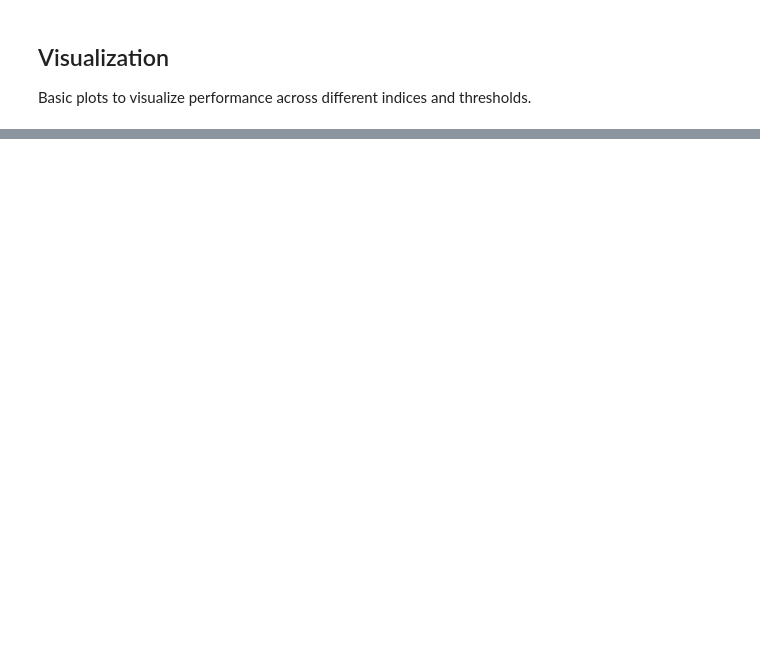
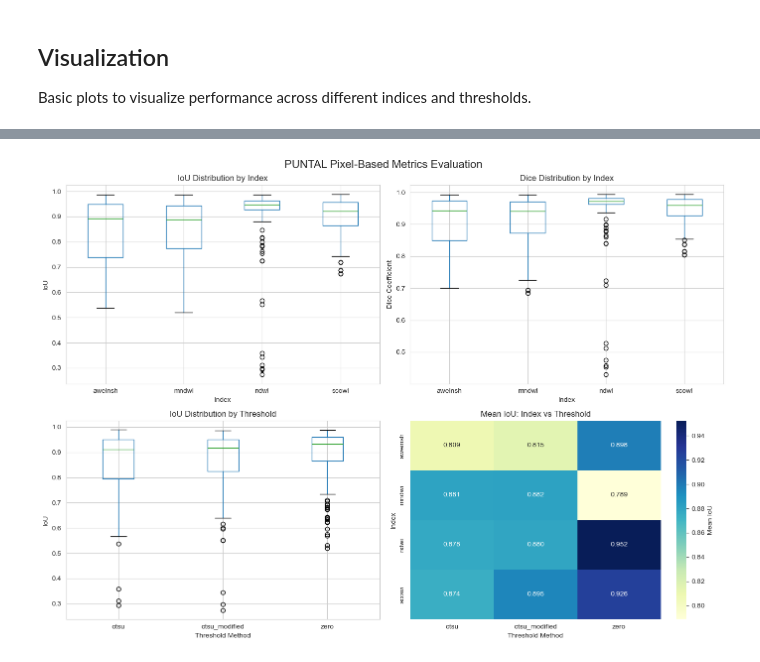
Before and after one commit to AlbertGallegoJimenez/sentinel2-coastline-benchmarking, a Jupyter notebook: notebooks/evaluate_pixel_based_metrics.ipynb, the cells around one changed output, grey strips where cells are left out. Drawn from its saved outputs; the diff is of its cells as text; code cells hidden in the pictures; blank space fills up the shorter version.

```diff
--- a/notebooks/evaluate_pixel_based_metrics.ipynb
+++ b/notebooks/evaluate_pixel_based_metrics.ipynb
@@ -153,14 +134,23 @@ def collapse_gt_to_binary(
     Notes
     -----
     - Pixels with ignore_classes are marked in ignore_mask
-    - Binary GT only contains valid 0/1 values for non-ignored pixels
+    - Pixels NOT in any known class (water, no-water, ignore) are also marked as ignore
+    - This prevents creating artificial boundaries with unannotated regions
+    - Binary GT only contains valid 0/1 values for explicitly annotated pixels
     """
     binary_gt = np.zeros_like(gt_array, dtype=np.uint8)
-    ignore_mask = np.isin(gt_array, ignore_classes)
+
+    # All known/valid classes
+    all_known_classes = water_classes + no_water_classes + ignore_classes
+
+    # Create ignore mask for:
+    # 1. Explicit ignore classes (clouds=1, unannotated background=255)
+    # 2. Any pixel NOT in water, no-water, or ignore classes (unannotated pixels like value 0)
+    ignore_mask = ~np.isin(gt_array, all_known_classes) | np.isin(gt_array, ignore_classes)
 
     # Mark water pixels as 1
     binary_gt[np.isin(gt_array, water_classes)] = 1
-    # No-water pixels remain 0
+    # No-water pixels remain 0 (only if explicitly in no_water_classes)
 
     return binary_gt, ignore_mask
 
@@ -646,46 +767,55 @@ Basic plots to visualize performance across different indices and thresholds.
 # Set style
 sns.set_style("whitegrid")
 
-# Create figure with subplots
-fig, axes = plt.subplots(2, 2, figsize=(14, 10))
+for study_name in STUDY_NAMES + ["Overall"]:
 
-# Plot 1: IoU by Index
-ax1 = axes[0, 0]
-results_df.boxplot(column='iou', by='index', ax=ax1)
-ax1.set_title('IoU Distribution by Index')
-ax1.set_xlabel('Index')
-ax1.set_ylabel('IoU')
-ax1.get_figure().suptitle('')  # Remove default title
+    if study_name != "Overall":
+        results_df_to_plot = results_df[results_df['study_name'] == study_name]
+    else:
+        results_df_to_plot = results_df.copy()
 
-# Plot 2: Dice by Index
-ax2 = axes[0, 1]
-results_df.boxplot(column='dice', by='index', ax=ax2)
-ax2.set_title('Dice Distribution by Index')
-ax2.set_xlabel('Index')
-ax2.set_ylabel('Dice Coefficient')
-ax2.get_figure().suptitle('')
+    # Create figure with subplots
+    fig, axes = plt.subplots(2, 2, figsize=(14, 10))
 
-# Plot 3: IoU by Threshold
-ax3 = axes[1, 0]
-results_df.boxplot(column='iou', by='threshold', ax=ax3)
-ax3.set_title('IoU Distribution by Threshold')
-ax3.set_xlabel('Threshold Method')
-ax3.set_ylabel('IoU')
-ax3.get_figure().suptitle('')
+    # Plot 1: IoU by Index
+    ax1 = axes[0, 0]
+    results_df_to_plot.boxplot(column='iou', by='index', ax=ax1)
+    ax1.set_title('IoU Distribution by Index')
+    ax1.set_xlabel('Index')
+    ax1.set_ylabel('IoU')
+    ax1.get_figure().suptitle('')  # Remove default title
 
-# Plot 4: Mean IoU Heatmap (Index vs Threshold)
-ax4 = axes[1, 1]
-pivot_table = results_df.pivot_table(values='iou', index='index', columns='threshold', aggfunc='mean')
-sns.heatmap(pivot_table, annot=True, fmt='.3f', cmap='YlGnBu', ax=ax4, cbar_kws={'label': 'Mean IoU'})
-ax4.set_title('Mean IoU: Index vs Threshold')
-ax4.set_xlabel('Threshold Method')
-ax4.set_ylabel('Index')
+    # Plot 2: Dice by Index
+    ax2 = axes[0, 1]
+    results_df_to_plot.boxplot(column='dice', by='index', ax=ax2)
+    ax2.set_title('Dice Distribution by Index')
+    ax2.set_xlabel('Index')
+    ax2.set_ylabel('Dice Coefficient')
+    ax2.get_figure().suptitle('')
 
-plt.tight_layout()
+    # Plot 3: IoU by Threshold
+    ax3 = axes[1, 0]
+    results_df_to_plot.boxplot(column='iou', by='threshold', ax=ax3)
+    ax3.set_title('IoU Distribution by Threshold')
+    ax3.set_xlabel('Threshold Method')
+    ax3.set_ylabel('IoU')
+    ax3.get_figure().suptitle('')
 
-# Save figure
-output_fig_path = Path("..") / "results" / "evaluation_overview.png"
-plt.savefig(output_fig_path, dpi=300, bbox_inches='tight')
-print(f"\nFigure saved to: {output_fig_path}")
+    # Plot 4: Mean IoU Heatmap (Index vs Threshold)
+    ax4 = axes[1, 1]
+    pivot_table = results_df_to_plot.pivot_table(values='iou', index='index', columns='threshold', aggfunc='mean')
+    sns.heatmap(pivot_table, annot=True, fmt='.3f', cmap='YlGnBu', ax=ax4, cbar_kws={'label': 'Mean IoU'})
+    ax4.set_title('Mean IoU: Index vs Threshold')
+    ax4.set_xlabel('Threshold Method')
+    ax4.set_ylabel('Index')
 
-plt.show()
+    fig.suptitle(f'{study_name.upper()} Pixel-Based Metrics Evaluation', fontsize=16)
+    plt.tight_layout()
+
+    # Save figure
+    output_fig_path = Path("..") / "results" / f"evaluation_overview_{study_name.lower()}.png"
+    plt.savefig(output_fig_path, dpi=300, bbox_inches='tight')
+    print(f"\nFigure saved to: {output_fig_path}")
+
+    plt.show()
+# %% [output]
@@ -691,0 +823 @@ plt.show()
+[figure, added]
```
Also changed, not shown: parts of 10 cells of this notebook.
